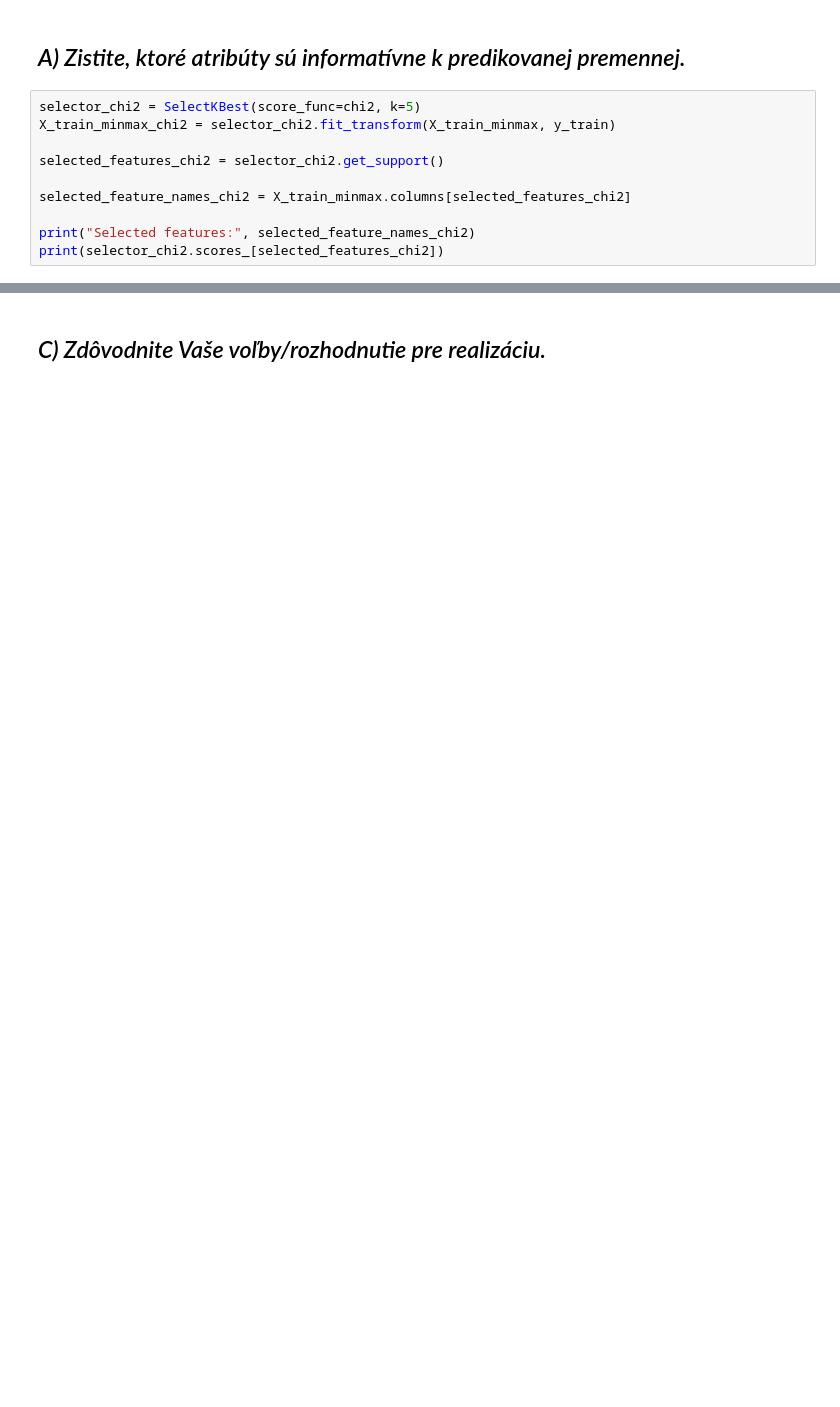
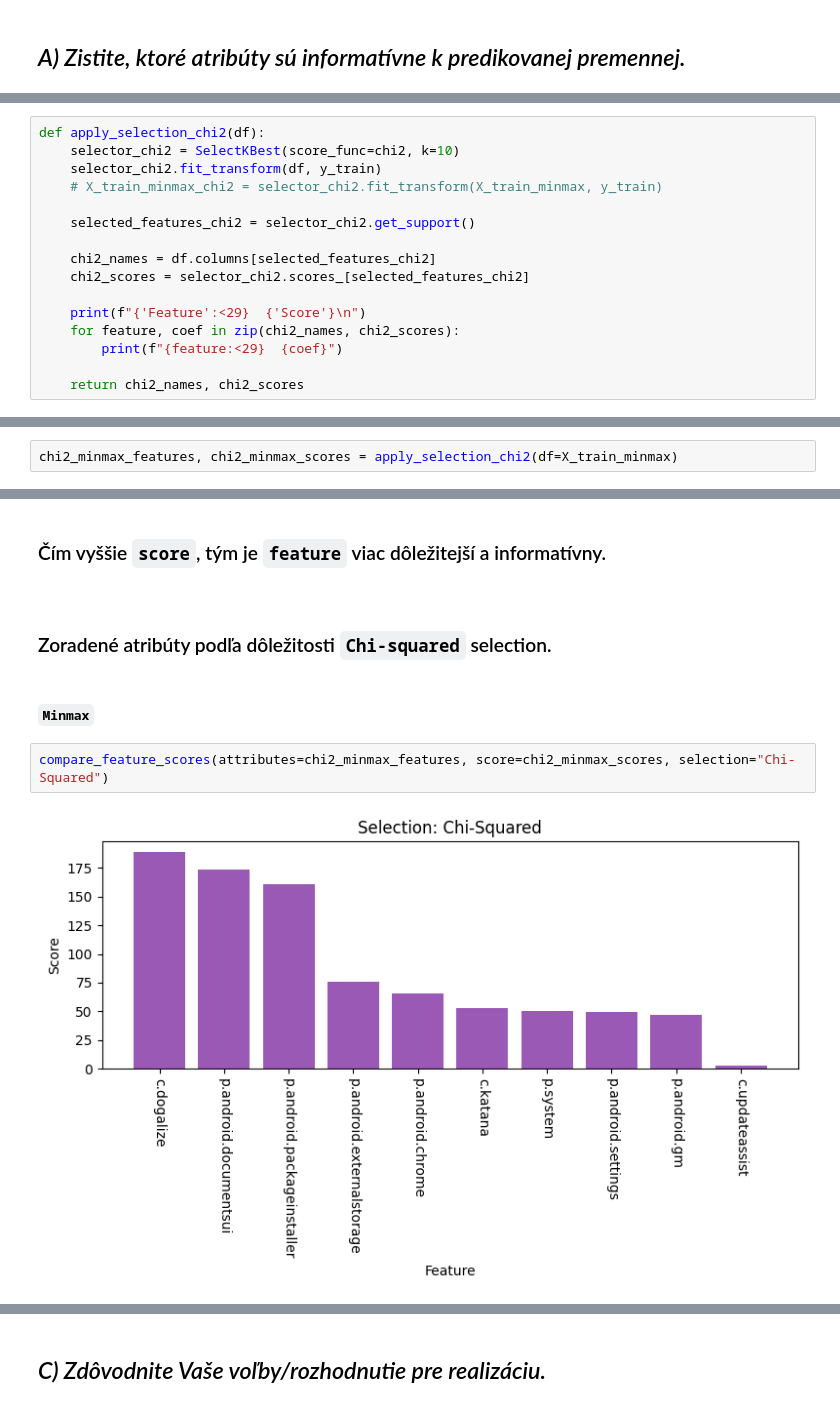
Before and after one commit to Mmathieus/IAU-project, a Jupyter notebook: zadanie2.ipynb, the cells around one changed output, grey strips where cells are left out. Saved outputs shown, nothing was run; the diff lists cells and outputs as text; blank space fills up the shorter version.

```diff
--- a/zadanie2.ipynb
+++ b/zadanie2.ipynb
@@ -435,12 +453,2 @@ compare_kde_graphs(df1=X_train_minmax, df1_name="MinMax", df2=X_train_minmax_yeo
 # %% [markdown]
 ## *A) Zistite, ktoré atribúty sú informatívne k predikovanej premennej.*
-# %%
-selector_chi2 = SelectKBest(score_func=chi2, k=5)
-X_train_minmax_chi2 = selector_chi2.fit_transform(X_train_minmax, y_train)
-
-selected_features_chi2 = selector_chi2.get_support()
-
-selected_feature_names_chi2 = X_train_minmax.columns[selected_features_chi2]
-
-print("Selected features:", selected_feature_names_chi2)
-print(selector_chi2.scores_[selected_features_chi2])
@@ -498,0 +463,16 @@ array([1, 1, 1, 1, 1])
+# %%
+def apply_selection_chi2(df):
+    selector_chi2 = SelectKBest(score_func=chi2, k=10)
+    selector_chi2.fit_transform(df, y_train)
+    # X_train_minmax_chi2 = selector_chi2.fit_transform(X_train_minmax, y_train)
+
+    selected_features_chi2 = selector_chi2.get_support()
+
+    chi2_names = df.columns[selected_features_chi2]
+    chi2_scores = selector_chi2.scores_[selected_features_chi2]
+
+    print(f"{'Feature':<29}  {'Score'}\n")
+    for feature, coef in zip(chi2_names, chi2_scores):
+        print(f"{feature:<29}  {coef}")
+
+    return chi2_names, chi2_scores
@@ -498,0 +481,2 @@ array([1, 1, 1, 1, 1])
+# %%
+chi2_minmax_features, chi2_minmax_scores = apply_selection_chi2(df=X_train_minmax)
@@ -498,0 +750,11 @@ array([1, 1, 1, 1, 1])
+# %% [markdown]
+### Čím vyššie `score`, tým je `feature` viac dôležitejší a informatívny.
+#
+# %% [markdown]
+### Zoradené atribúty podľa dôležitosti `Chi-squared` selection.
+# %% [markdown]
+#### `Minmax`
+# %%
+compare_feature_scores(attributes=chi2_minmax_features, score=chi2_minmax_scores, selection="Chi-Squared")
+# %% [output]
+[figure, added]
```
Also changed, not shown: parts of 100 cells of this notebook.
